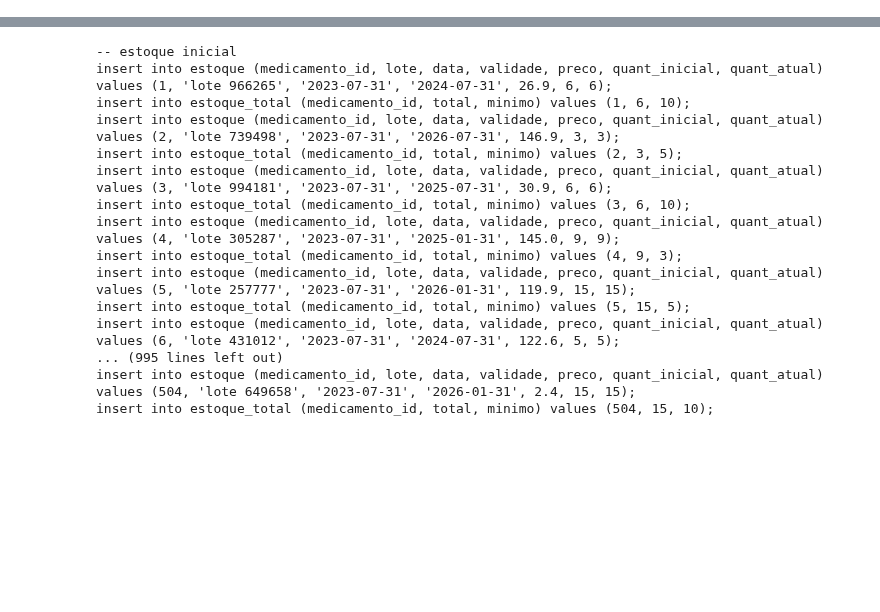
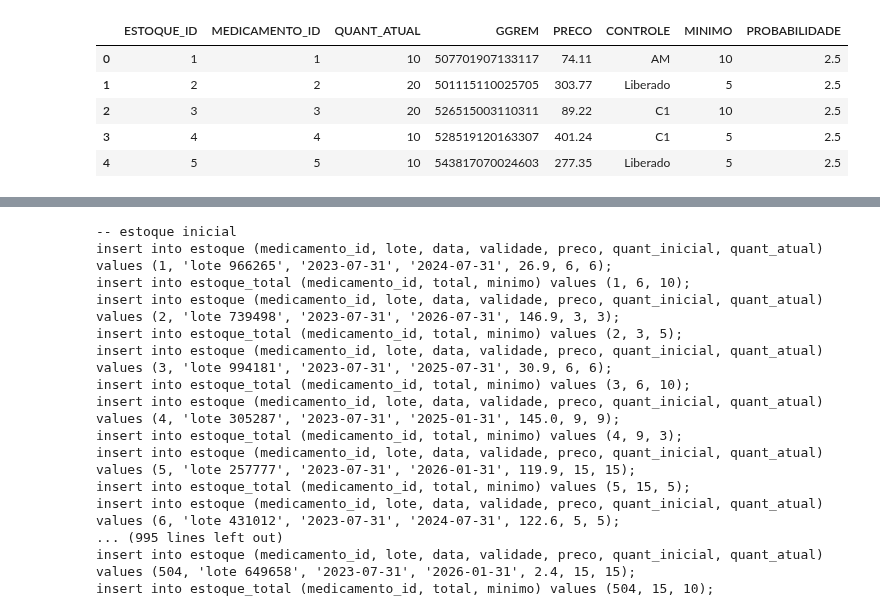
Before and after one commit to tseiiti/drogasystem, a Jupyter notebook: jupyter_pandas/insert_02_estoque_venda.ipynb, the cells around one changed output, grey strips where cells are left out. Drawn from its saved outputs; the diff is of its cells as text; code cells hidden in the pictures; blank space fills up the shorter version.

```diff
--- a/jupyter_pandas/insert_02_estoque_venda.ipynb
+++ b/jupyter_pandas/insert_02_estoque_venda.ipynb
@@ -39,0 +56,6 @@ def exec(sql):
+# %%
+# CRIA DATAFRAME DO EXCEL
+df_excel = pd.read_excel("cmed_final_v3.xlsx"
+          ).filter(items=[4, 11, "Probabilidade", "Validade"]
+          ).rename(columns={4: "GGREM", 11: "CUSTO", "Probabilidade": "PROBABILIDADE", "Validade": "VALIDADE"})
+df_excel.head()
@@ -39,0 +104,8 @@ def exec(sql):
+# %%
+# GERA INSERTS DO ESTOQUE INICIAL
+if select("select count(*) from estoque;")[0][0] == 0:
+  sql = ""
+  data = datetime.strptime("03/01/2023", "%d/%m/%Y").date()
+  for i in df_medicamento.index: sql += insert_estoque(i, data)
+  print(sql)
+  exec(sql)
@@ -39,0 +134,32 @@ def exec(sql):
+# %%
+# CRIA DATAFRAME DA TABELA DE ESTOQUE
+cols = ["ESTOQUE_ID", "MEDICAMENTO_ID", "QUANT_ATUAL", "GGREM",
+        "PRECO", "CONTROLE", "MINIMO", "PROBABILIDADE"]
+
+# produtos em estoque
+sql  = "select estoque.id, estoque.medicamento_id, estoque.quant_atual, "
+sql += "medicamento.ggrem, medicamento.preco, medicamento.controle, "
+sql += "estoque_total.minimo, 0.0 "
+sql += "from estoque "
+sql += "inner join medicamento on medicamento.id = estoque.medicamento_id "
+sql += "inner join estoque_total on estoque_total.medicamento_id = estoque.medicamento_id "
+sql += "where quant_atual > 0 "
+sql += "and estoque.id in (select min(id) from estoque "
+sql += "where quant_atual > 0 group by medicamento_id) "
+sql += "order by 1;"
+
+df_estoque = pd.DataFrame(select(sql), columns=cols)
+
+# atualiza df com valor da probabilidade
+for i in df_estoque.index:
+  excel = df_excel[df_excel["GGREM"] == df_estoque.loc[i, "GGREM"]].reset_index(drop=True)
+  df_estoque.loc[i, "PROBABILIDADE"] = excel["PROBABILIDADE"][0]
+
+df_estoque.head()
+# %% [output]
+|  | ESTOQUE_ID | MEDICAMENTO_ID | QUANT_ATUAL | GGREM | PRECO | CONTROLE | MINIMO | PROBABILIDADE |
+| 0 | 1 | 1 | 10 | 507701907133117 | 74.11 | AM | 10 | 2.5 |
+| 1 | 2 | 2 | 20 | 501115110025705 | 303.77 | Liberado | 5 | 2.5 |
+| 2 | 3 | 3 | 20 | 526515003110311 | 89.22 | C1 | 10 | 2.5 |
+| 3 | 4 | 4 | 10 | 528519120163307 | 401.24 | C1 | 5 | 2.5 |
+| 4 | 5 | 5 | 10 | 543817070024603 | 277.35 | Liberado | 5 | 2.5 |
```
Also changed, not shown: parts of 13 cells of this notebook, 9 other files.
